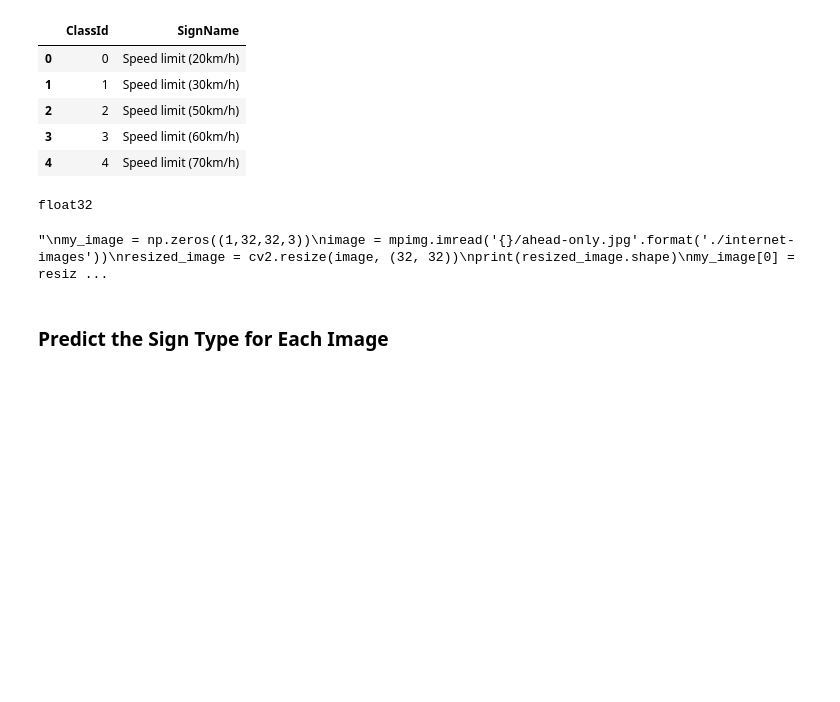
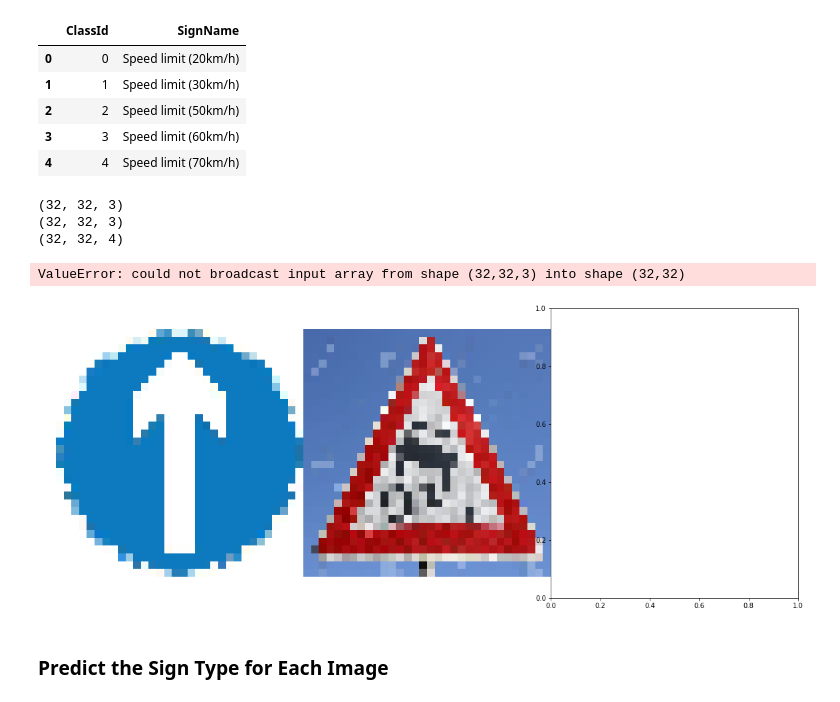
Before and after one commit to ashaik4/Traffic-Sign-Classifier-Project, a Jupyter notebook: Traffic_Sign_Classifier.ipynb, the cells around one changed output. Cells and saved outputs as stored; diff of their text form; code cells hidden in the pictures; blank space fills up the shorter version.

Commit message:
loading more test images

```diff
--- a/Traffic_Sign_Classifier.ipynb
+++ b/Traffic_Sign_Classifier.ipynb
@@ -537,15 +537,30 @@ import numpy as np
 import matplotlib.image as mpimg
 import matplotlib.pyplot as plt
 from sklearn.utils import shuffle
+image1 = mpimg.imread('{}/ahead-only.jpg'.format('./internet-images'))
+resized_image1 = cv2.resize(image1, (32 ,32))
+print(resized_image1.shape)
+image2 = mpimg.imread('{}/slippery.jpg'.format('./internet-images'))
+resized_image2 = cv2.resize(image2, (32 ,32))
+print(resized_image2.shape)
+image3 = mpimg.imread('{}/right-of-way.png'.format('./internet-images'))
+resized_image3 = cv2.resize(image3, (32 ,32))
+#resized_image3.reshape(32,32,3)
+print(resized_image3.shape)
 
-test_image = np.array([mpimg.imread('{}/ahead-only.jpg'.format('./internet-images'))])
+test_image = np.array([resized_image1,resized_image2, resized_image3])
 
-image = test_image[0]
-resized_image = cv2.resize(image, (32, 32))
-test_image = resized_image
-test_image = test_image.reshape((1,32,32,3))
-test_image = test_image.astype(dtype=np.float32)
-print(test_image.dtype)
+
+for i in range(len(test_image)):
+    image = test_image[i]
+    resized_image = cv2.resize(image, (32, 32))
+
+    test_image[i] = resized_image
+#test_image = test_image.reshape((1,32,32,3))
+#test_image = test_image.astype(dtype=np.float32)
+
+
+my_test_signs_labels = [35,23]
 """
 my_image = np.zeros((1,32,32,3))
 image = mpimg.imread('{}/ahead-only.jpg'.format('./internet-images'))
@@ -556,8 +571,21 @@ print(my_image.dtype)
 my_test_signs_labels = [35]
 """
 # %% [output]
-float32
+(32, 32, 3)
+(32, 32, 3)
+(32, 32, 4)
-"\nmy_image = np.zeros((1,32,32,3))\nimage = mpimg.imread('{}/ahead-only.jpg'.format('./internet-images'))\nresized_image = cv2.resize(image, (32, 32))\nprint(resized_image.shape)\nmy_image[0] = resiz ...
+ValueError: could not broadcast input array from shape (32,32,3) into shape (32,32)
+# %%
+fig, axs = plt.subplots(1,3, figsize=(20, 8))
+fig.subplots_adjust(hspace = .2, wspace=.001)
+axs = axs.ravel()
+for i in range(2):
+    image = test_image[i]
+    axs[i].axis('off')
+    axs[i].imshow(image)
+    #axs[i].set_title( label_map[str(my_test_signs_labels[i])] + " - " + str(my_test_signs_labels[i]) )
+# %% [output]
+[figure, added]
 # %% [markdown]
 ### Predict the Sign Type for Each Image
 # %%
```
Also changed, not shown: parts of 9 cells of this notebook, 3 other files.
